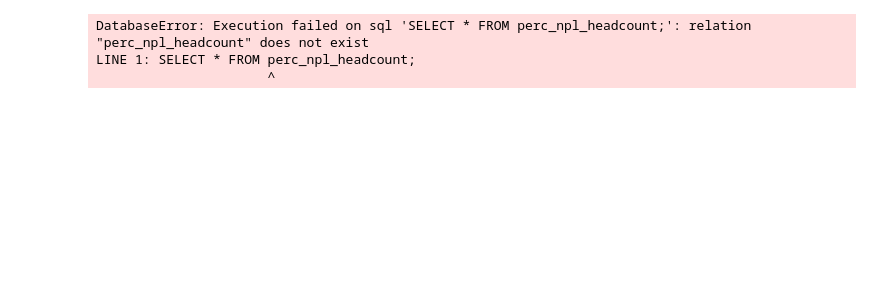
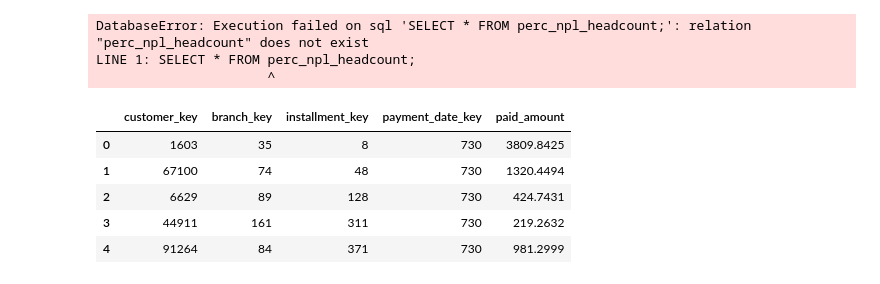
Before and after one commit to michalbogdanowicz/ADMT, a Jupyter notebook: connect_postgresql.ipynb, the cells around one changed output. Cells and saved outputs as stored; diff of their text form; code cells hidden in the pictures; blank space fills up the shorter version.

```diff
--- a/connect_postgresql.ipynb
+++ b/connect_postgresql.ipynb
@@ -38,8 +38,15 @@ plt.show()
 # %%
-sql = "SELECT * FROM public.payments LIMIT 100;"
+sql = "SELECT * FROM public.payment LIMIT 100;"
 
 df = sqlio.read_sql_query(sql, conn)
 df.head()
+# %% [output]
+|  | customer_key | branch_key | installment_key | payment_date_key | paid_amount |
+| 0 | 1603 | 35 | 8 | 730 | 3809.8425 |
+| 1 | 67100 | 74 | 48 | 730 | 1320.4494 |
+| 2 | 6629 | 89 | 128 | 730 | 424.7431 |
+| 3 | 44911 | 161 | 311 | 730 | 219.2632 |
+| 4 | 91264 | 84 | 371 | 730 | 981.2999 |
 # %%
 sql = """WITH interest_income_query AS(SELECT  s.sale_date_key, s.branch_key, s.product_key , s.customer_key, s. loan_amount , SUM(i.interest) AS interest_income
 FROM
```
Also changed, not shown: parts of 3 cells of this notebook, 3 other files.
